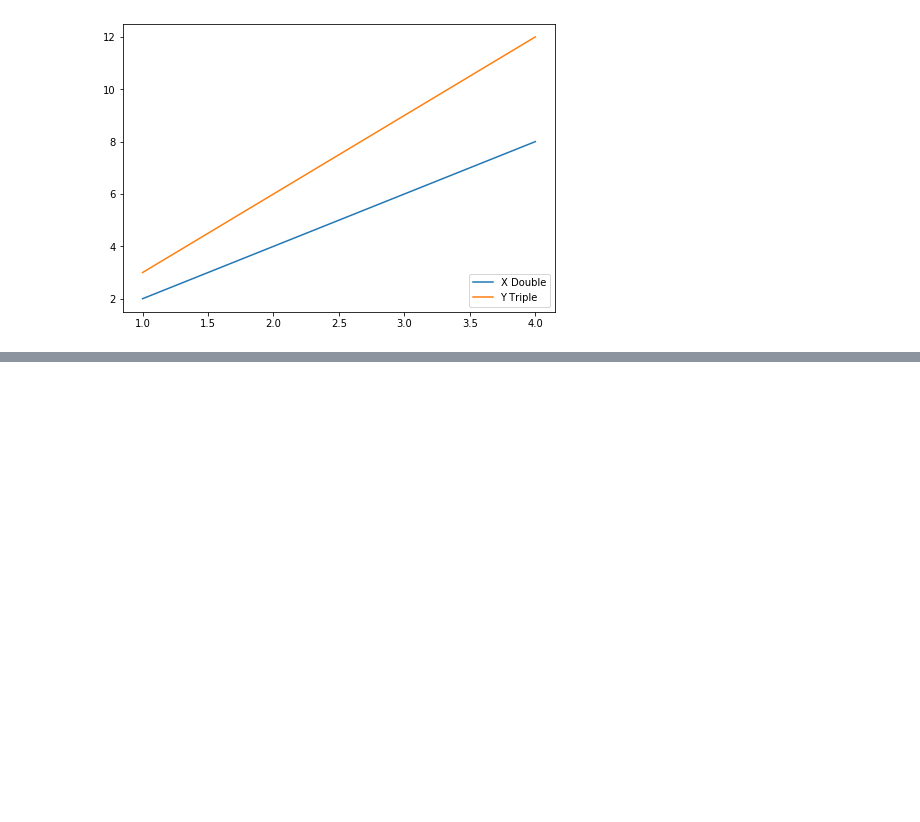
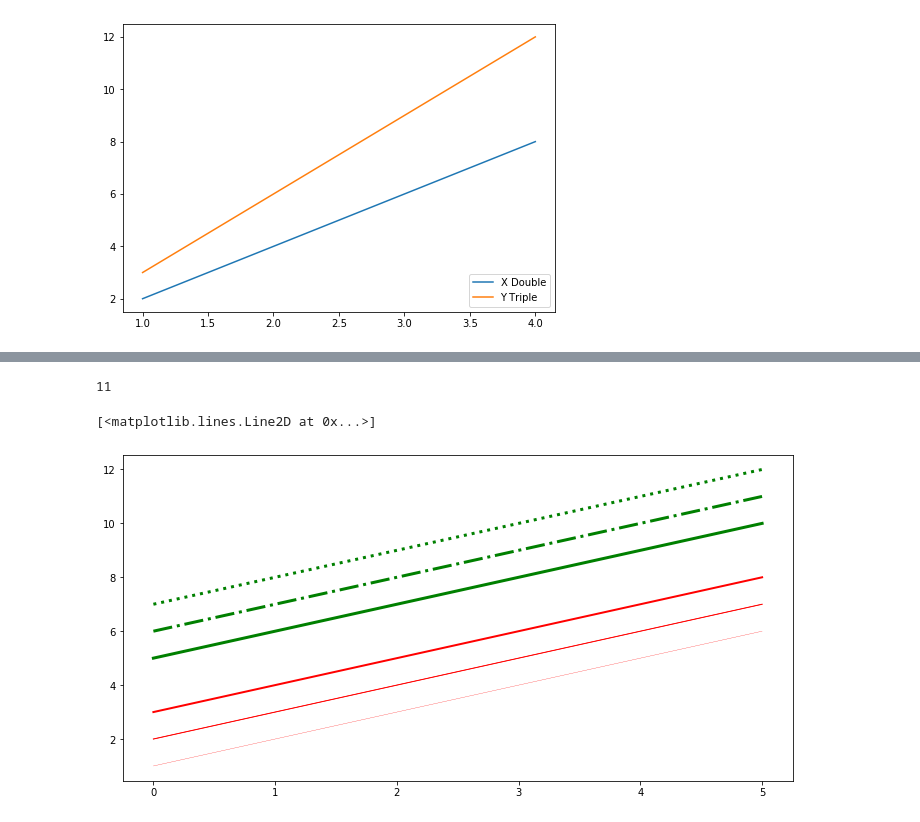
Before and after one commit to Sojiknight/PyDatSciStuds, a Jupyter notebook: Data visualization section.ipynb, the cells around one changed output, grey strips where cells are left out. Saved outputs shown, nothing was run; the diff lists cells and outputs as text; code cells hidden in the pictures; blank space fills up the shorter version.

```diff
--- a/Data visualization section.ipynb
+++ b/Data visualization section.ipynb
@@ -267,0 +339,19 @@ axe.legend(loc = 4)
+# %%
+len (y)
+# %% [output]
+11
+# %%
+fig, ax = plt.subplots(figsize = (12,6))
+
+ax.plot(x, x+1, color = 'red', lw = 0.25)
+ax.plot(x, x+2, color = 'red', lw = 0.50)
+ax.plot(x, x+2, color = 'red', lw = 1.00)
+ax.plot(x, x+3, color = 'red', lw = 2.00)
+
+#possible linestyle options '-','--',':','-.','steps'
+ax.plot(x, x+5, color = 'green', lw = 3, ls = '-')
+ax.plot(x, x+6, color = 'green', lw = 3, ls = '-.')
+ax.plot(x, x+7, color = 'green', lw = 3, ls = ':')
+# %% [output]
+[<matplotlib.lines.Line2D at 0x...>]
+[figure, added]
```
Also changed, not shown: parts of 14 cells of this notebook.
